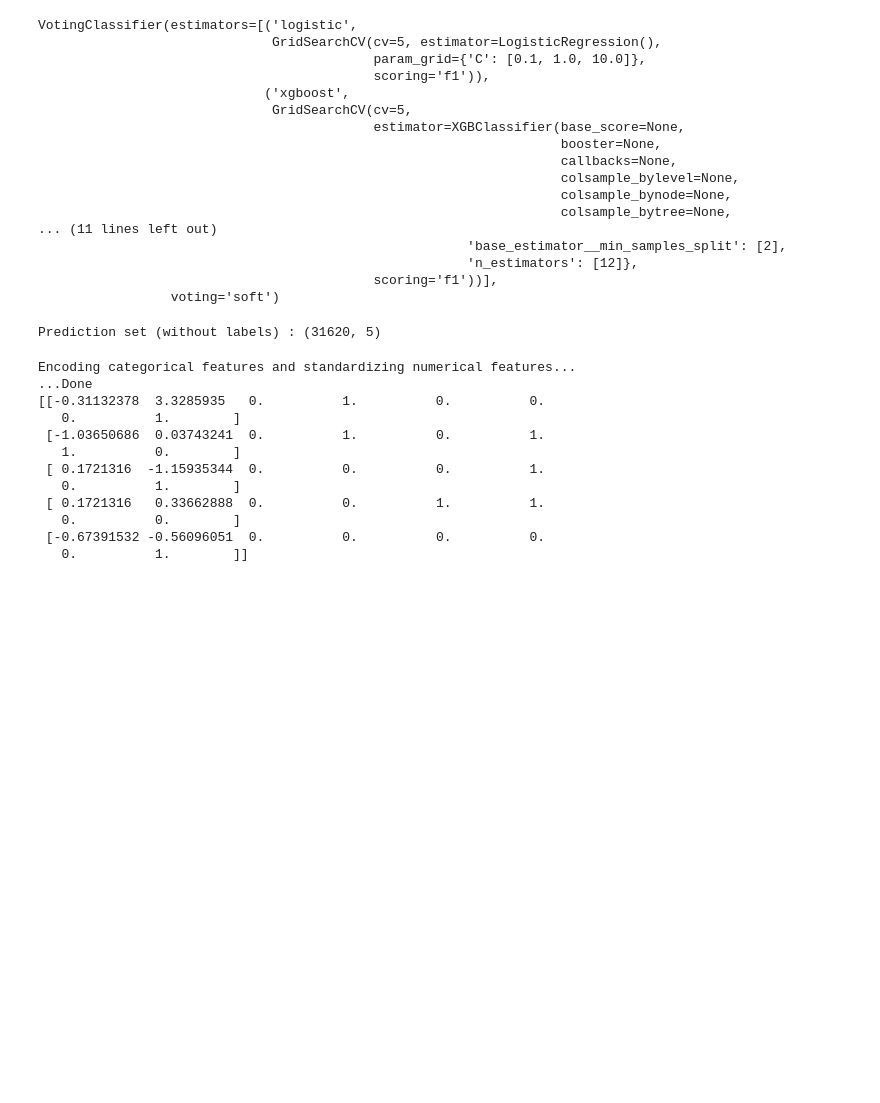
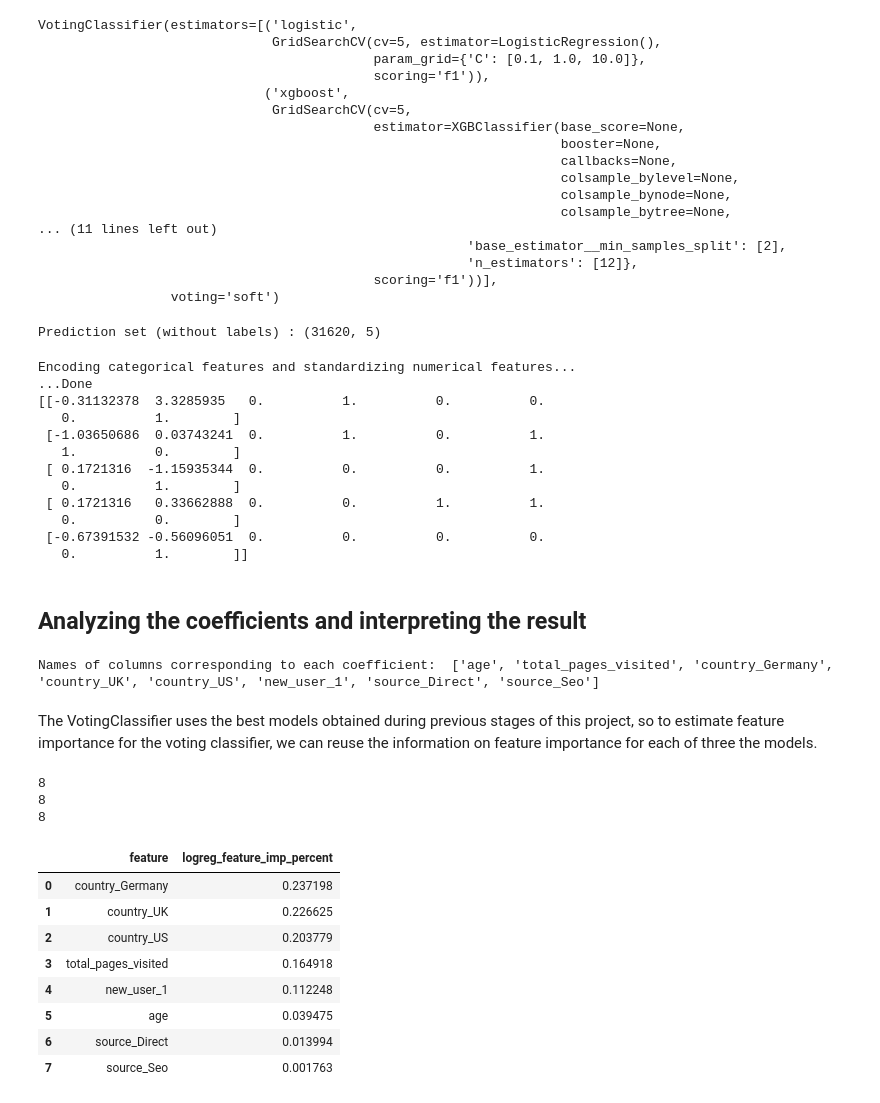
Before and after one commit to YuliyaSheichenka/Certification_Bloc_3, a Jupyter notebook: conversion_rate/4_Conversion_rate_challenge_Voting_LogReg_Adaboost_tree_Xgboost.ipynb, the cells around one changed output. Cells and saved outputs as stored; diff of their text form; code cells hidden in the pictures; blank space fills up the shorter version.

```diff
--- a/conversion_rate/4_Conversion_rate_challenge_Voting_LogReg_Adaboost_tree_Xgboost.ipynb
+++ b/conversion_rate/4_Conversion_rate_challenge_Voting_LogReg_Adaboost_tree_Xgboost.ipynb
@@ -336,3 +338,48 @@ data = {
 
 Y_predictions = pd.DataFrame(columns=['converted'],data=data)
 Y_predictions.to_csv('conversion_data_test_predictions_YULIYA-model4.csv', index=False)
+# %% [markdown]
+## Analyzing the coefficients and interpreting the result
+# %%
+# Getting feature names corresponding to each coefficient:
+column_names = []
+for name, pipeline, features_list in preprocessor.transformers_: # loop over pipelines
+    if name == 'num': # if pipeline is for numeric variables
+        features = features_list # just get the names of columns to which it has been applied
+    else: # if pipeline is for categorical variables
+        features = pipeline.named_steps['encoder'].get_feature_names_out() # get output columns names from OneHotEncoder
+    column_names.extend(features) # concatenate features names
+
+print("Names of columns corresponding to each coefficient: ", column_names)
+# %% [output]
+Names of columns corresponding to each coefficient:  ['age', 'total_pages_visited', 'country_Germany', 'country_UK', 'country_US', 'new_user_1', 'source_Direct', 'source_Seo']
+# %% [markdown]
+The VotingClassifier uses the best models obtained during previous stages of this project, so to estimate feature importance for the voting classifier, we can reuse the information on feature importance for each of three the models.
+# %%
+logreg_df = pd.read_csv('logreg_feature_importance.csv')
+
+print(len(logreg_df))
+
+adaboost_df = pd.read_csv('adaboost_feature_importance.csv')
+
+print(len(adaboost_df))
+
+xgboost_df = pd.read_csv('xgboost_feature_importance.csv')
+
+print(len(xgboost_df))
+# %% [output]
+8
+8
+8
+# %%
+logreg_df
+# %% [output]
+|  | feature | logreg_feature_imp_percent |
+| 0 | country_Germany | 0.237198 |
+| 1 | country_UK | 0.226625 |
+| 2 | country_US | 0.203779 |
+| 3 | total_pages_visited | 0.164918 |
+| 4 | new_user_1 | 0.112248 |
+| 5 | age | 0.039475 |
+| 6 | source_Direct | 0.013994 |
+| 7 | source_Seo | 0.001763 |
```
Also changed, not shown: parts of 13 cells of this notebook, 8 other files.
